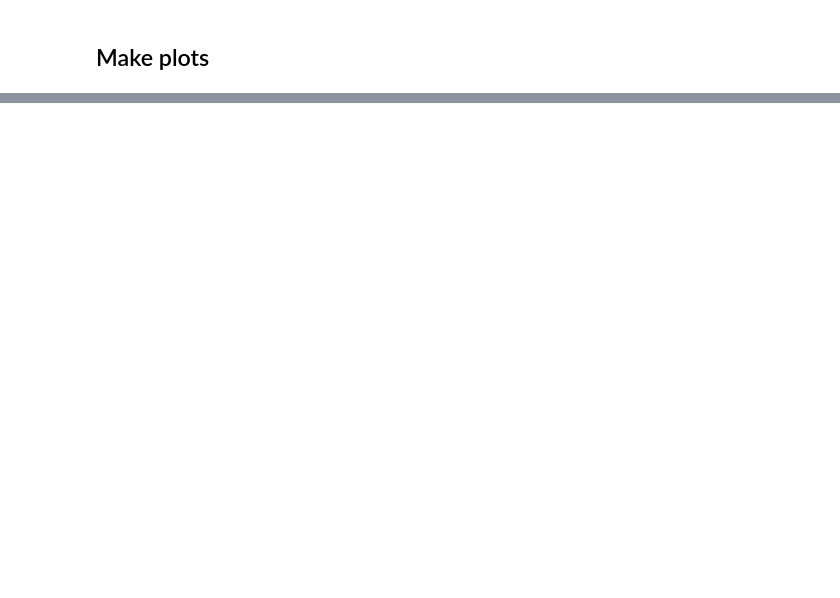
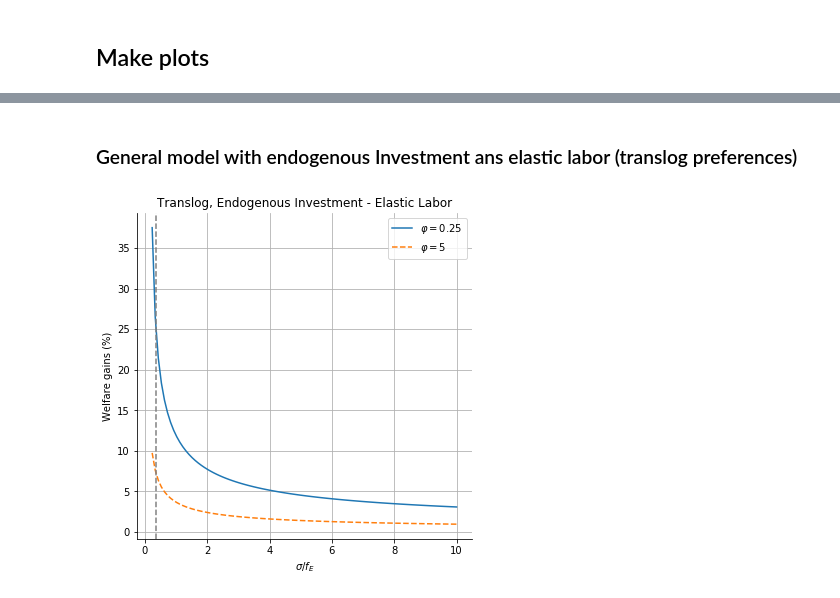
Before and after one commit to ezgioz/BGM, a Jupyter notebook: Produce graphs.ipynb, the cells around one changed output, grey strips where cells are left out. Cells and saved outputs as stored; diff of their text form; code cells hidden in the pictures; blank space fills up the shorter version.

```diff
--- a/Produce graphs.ipynb
+++ b/Produce graphs.ipynb
@@ -191,0 +197,31 @@ plt.savefig('output/BGM_welfare_gains.svg')
+# %% [markdown]
+### General model with endogenous Investment ans elastic labor (translog preferences)
+# %%
+fig,ax = plt.subplots(figsize=(6,6))
+plt.plot(df['translog_ELEI_varphiL_varphi025_sigma'],df['translog_ELEI_varphiL_varphi025_sigma_gain'], label="$\\varphi = 0.25$")
+plt.plot(df['translog_ELEI_varphiH_varphi5_sigma'],df['translog_ELEI_varphiH_varphi5_sigma_gain'], label="$\\varphi = 5$", linestyle='--', )
+plt.ylabel('Welfare gains (%)')
+plt.xlabel("$\\sigma/ f_{E}$")
+#yl = plt.ylim()
+#plt.ylim(0,yl[1])
+plt.title("Translog, Endogenous Investment - Elastic Labor")
+plt.grid()
+plt.legend(loc='best')
+
+#plt.xlim(0,10)
+#plt.ylim(0,41)
+
+# Exact point where sigma = 0.35 to show
+# sigma = 0.35, phi=0.25 --> welfare gains(%) 25.121546
+# sigma = 0.35, phi=5 --> welfare gains(%) 7.28467
+plt.axvline(x=0.35, linestyle='--', color='gray')
+
+#remove top and right borders
+ax.spines['top'].set_visible(False)
+ax.spines['right'].set_visible(False)
+
+plt.savefig('output/BGM_welfare_gains_general_model.png')
+plt.savefig('output/BGM_welfare_gains_general_model.pdf')
+plt.savefig('output/BGM_welfare_gains_general_model.svg')
+# %% [output]
+[figure, added]
```
Also changed, not shown: parts of 16 cells of this notebook, 11 other files.
